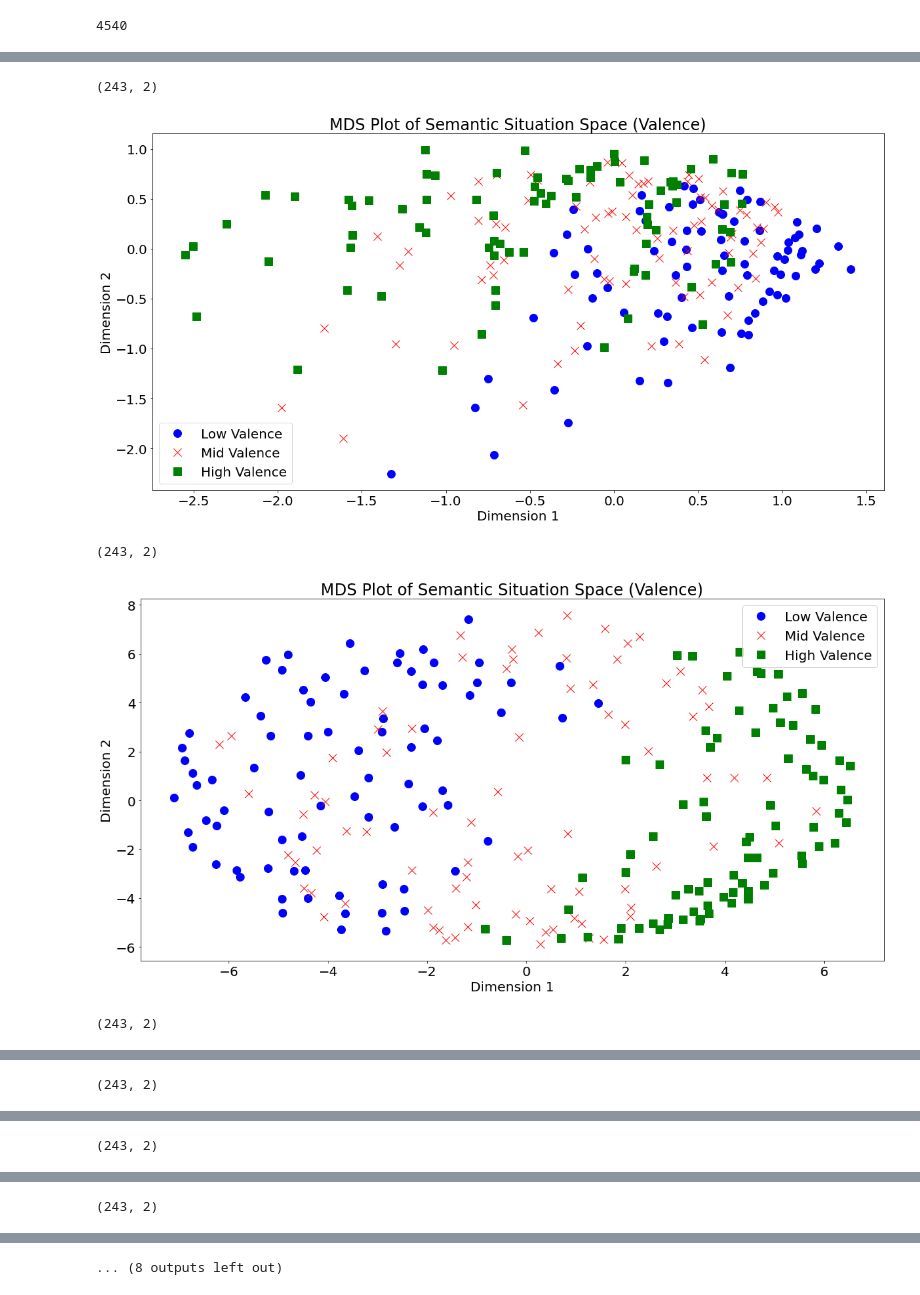
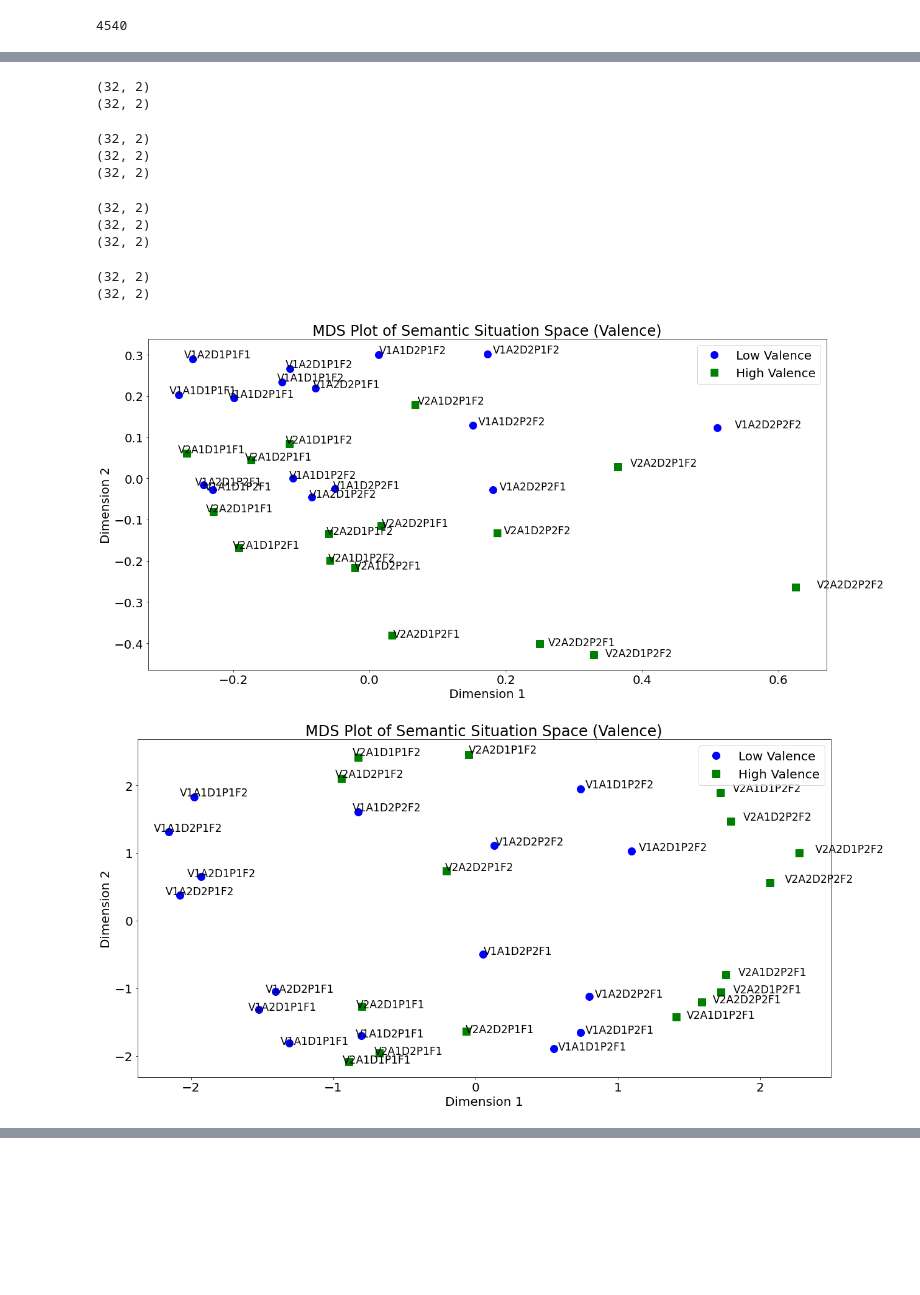
Before and after one commit to jaikaggarwal/stancetaking, a Jupyter notebook: semantic_space/test_clustering.ipynb, the cells around one changed output, grey strips where cells are left out. Cells and saved outputs as stored; diff of their text form; code cells hidden in the pictures; blank space fills up the shorter version.

Commit message:
Extracted good stance markers and rewrote visualization function

```diff
--- a/semantic_space/test_clustering.ipynb
+++ b/semantic_space/test_clustering.ipynb
@@ -62,6 +62,6 @@ def get_bin_names(arr):
     names = np.sum(added.astype(object), axis=1)
     return names
 
-ubins = get_bins(df[FEATURE_COLUMNS], 4)
+ubins = get_bins(df[FEATURE_COLUMNS], 2)
 df['bin'] = get_bin_names(ubins)
 df['bin'].describe()
@@ -68,3 +74,5 @@ df['bin'].describe()
+# %%
+x = df.groupby("bin").mean()[FEATURE_COLUMNS]
 # %%
 # Get all unique markers
 all_markers = sorted(df['rel_marker'].unique())
@@ -85,7 +93,9 @@ len(com_markers)
 # Need probability
 sem_sit_counts = df.groupby(["bin"]).count()['body']
 sem_sit_counts_per_community = df.groupby(["subreddit", "bin"]).count()[['body', "author"]]
-sem_sit_counts_per_community['percent'] = sem_sit_counts_per_community.groupby(level=0)['body'].transform(lambda x: (x / x.sum()).round(2))
+all_sub_counts = pd.DataFrame(0, index=pd.MultiIndex.from_product([bins, comms], names=["bin", "subreddit"]), columns=sem_sit_counts_per_community.columns)
+sem_sit_counts_per_community = sem_sit_counts_per_community.add(all_sub_counts, fill_value=0)
+sem_sit_counts_per_community['percent'] = sem_sit_counts_per_community.groupby(level=0)['body'].transform(lambda x: (x / x.sum()))
 norm_sem_sit_counts = sem_sit_counts/sem_sit_counts.sum()
 print(norm_sem_sit_counts.describe())
 com_to_need = {}
@@ -206,20 +216,17 @@ new_P = our_p[:, :6]
 # print(cooc_matrix.shape)
 # P, D, Q = np.linalg.svd(ppmi, full_matrices=False)
 # %%
-def mds_visualization_2(data, labels, feature, delegate):
-    plt.rcParams.update({"font.size": 20})
-    embedding = MDS(n_components=2, random_state=42)
-    F_lowdim = embedding.fit_transform(data)
-    print(F_lowdim.shape)
+def mds_visualization(lowdim, labels, feature, delegate, plot_markers, delegate_labels, derived_label, to_annotate):
+    # Rewrite into wrapper function that computes mds just once and can be used for an arbitrary number of features
     fig = plt.figure(figsize=(20, 10))
-    low_val = np.array([idx for idx, label in enumerate(labels) if delegate(label, "1", feature)]).astype(int)
-    high_val = np.array([idx for idx, label in enumerate(labels) if delegate(label, "2", feature)]).astype(int)
-    plt.plot(F_lowdim[low_val, 0], F_lowdim[low_val, 1], "bo", markersize=12, label=f"Low {feature}")
-    plt.plot(F_lowdim[high_val, 0], F_lowdim[high_val, 1], "gs", markersize=12, label=f"High {feature}")
+    for i in range(len(delegate_labels)):
+        vals = np.array([idx for idx, label in enumerate(labels) if delegate(label, delegate_labels[i], feature)]).astype(int)
+        plt.plot(lowdim[vals, 0], lowdim[vals, 1], plot_markers[i], markersize=12, label=f"Low {feature}")
     plt.legend()
-    for i in range(len(F_lowdim)):
-        plt.text(F_lowdim[i,0]*1.05, F_lowdim[i,1]*1.01, labels[i],fontsize=17)
+    if to_annotate:
+        for i in range(len(lowdim)):
+            plt.text(lowdim[i,0]*1.05, lowdim[i,1]*1.01, labels[i],fontsize=17)
 
     plt.xlabel('Dimension 1')
     plt.ylabel('Dimension 2')
-    plt.title(f"MDS Plot of Semantic Situation Space ({feature})")
+    plt.title(f"MDS Plot of {derived_label} Semantic Situation Space ({feature})")
@@ -282,11 +312,18 @@ derived_dist_matrix = cosine_similarity(new_P)
 # derived_dist_matrix = cdist(new_P, new_P)
 # %%
 for feature in FEATURE_COLUMNS:
-    mds_visualization_3(original_dist_matrix, cooc_matrix.index, feature, lambda x, y, z: x[feature_to_index[z]] == y)
-    mds_visualization_3(derived_dist_matrix, cooc_matrix.index, feature, lambda x, y, z: x[feature_to_index[z]] == y)
+    mds_visualization_2(original_dist_matrix, cooc_matrix.index, feature, lambda x, y, z: x[feature_to_index[z]] == y)
+    mds_visualization_2(derived_dist_matrix, cooc_matrix.index, feature, lambda x, y, z: x[feature_to_index[z]] == y)
 # %% [output]
-(243, 2)
+(32, 2)
+(32, 2)
+(32, 2)
+(32, 2)
+(32, 2)
+(32, 2)
+(32, 2)
+(32, 2)
+(32, 2)
+(32, 2)
-[figure, old version]
+[figure, new version]
-(243, 2)
-[figure, old version]
+[figure, new version]
-(243, 2)
@@ -294 +330,0 @@ for feature in FEATURE_COLUMNS:
-(243, 2)
@@ -296 +331,0 @@ for feature in FEATURE_COLUMNS:
-(243, 2)
@@ -298 +332,0 @@ for feature in FEATURE_COLUMNS:
-(243, 2)
@@ -300 +333,0 @@ for feature in FEATURE_COLUMNS:
-... (8 outputs left out)
```
Also changed, not shown: parts of 18 cells of this notebook, 1 other file.
